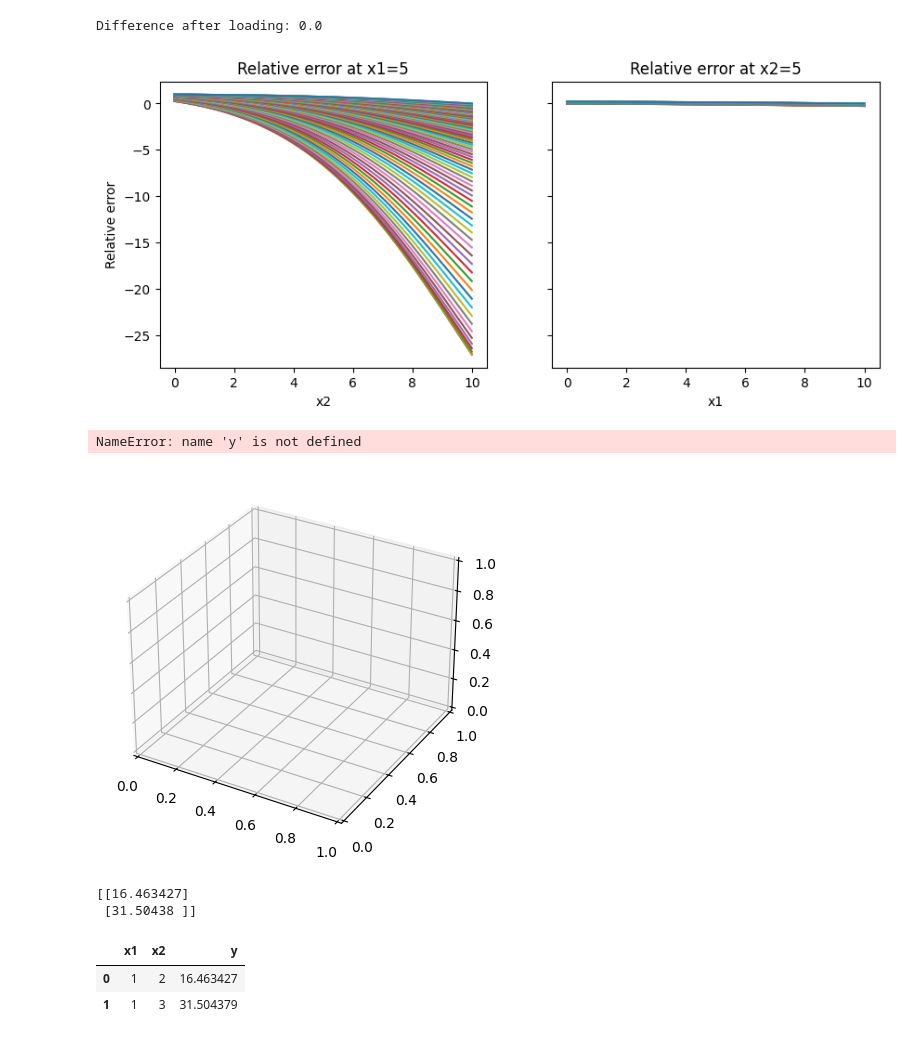
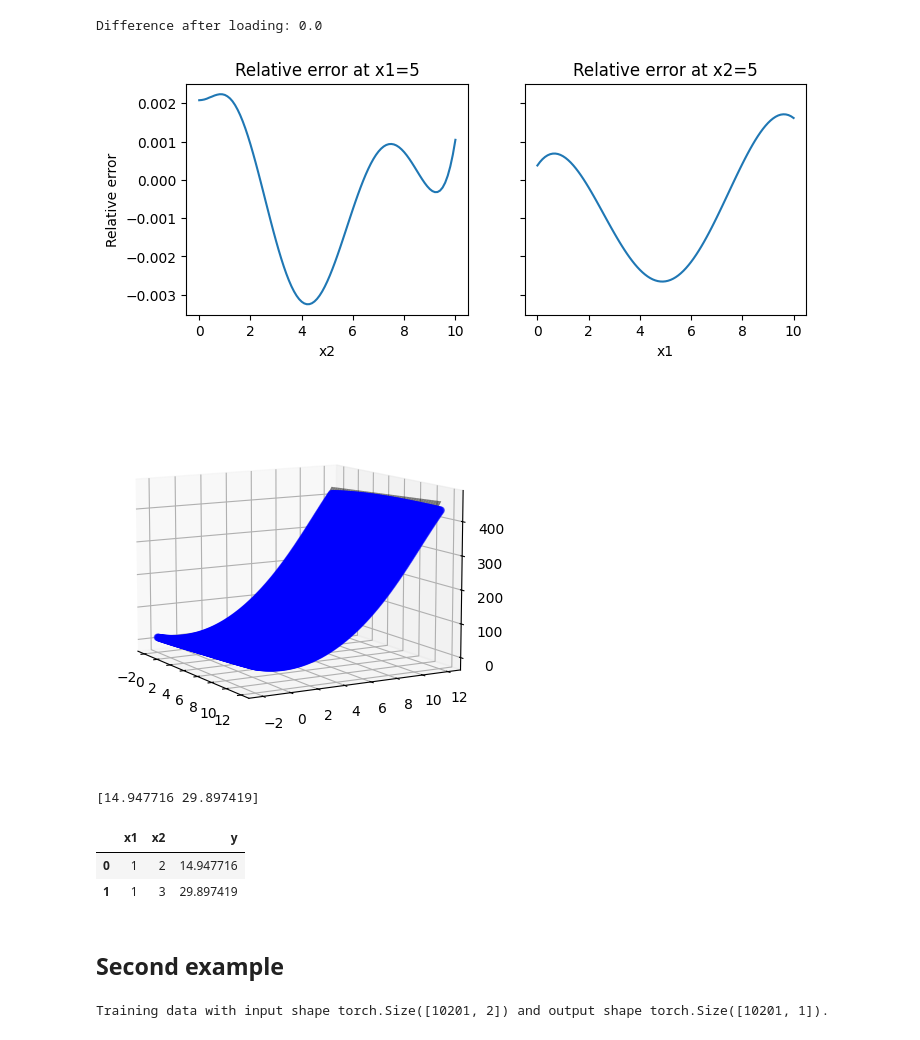
Before and after one commit to zierenberg/nnapprox, a Jupyter notebook: notebooks/example_pytorch.ipynb, the cells around one changed output. Drawn from its saved outputs; the diff is of its cells as text; code cells hidden in the pictures.

```diff
--- a/notebooks/example_pytorch.ipynb
+++ b/notebooks/example_pytorch.ipynb
@@ -52,12 +45,13 @@ func = nna.create_approximator(backend="pytorch",
                                input=['x1', 'x2'],
                                output=['y'],
                                hidden_dims=[60, 60],
-                               verbose=True
+                               verbose=True,
                                )
 
 # specify a map from input to NN (inverse not needed)
-# func.set_transform('x2', forward = lambda x: np.sqrt(x), inverse = lambda x: x**2)
-func.fit(data, epochs=3000, device=device, l1r=1e-3, amsgrad=True)
+# if we have a guess on the function, we can help the NN by transforming the inputs accordingly
+func.set_transform('x2', forward = lambda x: x**2, inverse = lambda x: np.sqrt(x))
+func.fit(data, epochs=10_000, device=device, l1r=1e-3, amsgrad=True)
 # %% [output]
 Training data with input shape torch.Size([10201, 2]) and output shape torch.Size([10201, 1]).
 Training complete; left training mode for faster evaluation! To re-enter training mode call `func.model.train(True)`.
@@ -152,40 +141,37 @@ print("Difference after loading:", np.max(np.abs(pred_1 - pred_2)))
 Difference after loading: 0.0
 # %%
 # plot relative error
-fig,axs = plt.subplots(1,2, figsize=(10,4), sharey=True)
+fig,axs = plt.subplots(1,2, figsize=(8,3), sharey=True)
 # slice at x1=5
-data0 = data[data['x1']==5]
-axs[0].plot(data0['x2'].values, (data0['y'].values-func(np.ones(len(data0))*5, data0['x2']))/data0['y'].values, label='data')
-# axs[0].plot(data0['x2'], (data0['y']-func(np.ones(len(data0))*5, data0['x2']))/data0['y'], label='data')
-# slice at x2=5
-data0 = data[data['x2']==5]
-axs[1].plot(data0['x1'].values, (data0['y'].values-func(data0['x1'].values, np.ones(len(data0))*5))/data0['y'].values, label='data')
+data_slice = data[data['x1']==5]
+axs[0].plot(data_slice['x2'], (data_slice['y']-func(5, data_slice['x2']))/data_slice['y'], label='data')
+data_slice = data[data['x2']==5]
+axs[1].plot(data_slice['x1'], (data_slice['y']-func(data_slice['x1'], 5))/data_slice['y'], label='data')
 axs[0].set_title('Relative error at x1=5')
 axs[1].set_title('Relative error at x2=5')
 axs[0].set_xlabel('x2')
 axs[1].set_xlabel('x1')
 axs[0].set_ylabel('Relative error')
 plt.show()
 # %% [output]
-[figure, old version]
+[figure, new version]
 # %%
 # more general visualization
 x1,x2 = np.meshgrid(np.linspace(-2,12,141), np.linspace(-2,12,141))
 # plot 2D function
 fig = plt.figure()
 ax = fig.add_subplot(111, projection='3d')
-ax.plot_surface(x1, x2, y(x1,x2).reshape(141,141), color='k', alpha=0.5)
+ax.plot_surface(x1, x2, y_true(x1,x2).reshape(141,141), color='k', alpha=0.5)
 
 x1 = x1.flatten()
 x2 = x2.flatten()
 # plot 2D function approximation
-ax.scatter(x1, x2, func(x1,x2)[0], color='b', alpha=0.5)
+ax.scatter(x1, x2, func(x1,x2), color='b', alpha=0.5)
 
 # change perspective
 ax.view_init(10, -30)
 # %% [output]
-NameError: name 'y' is not defined
-[figure, old version]
+[figure, new version]
 # %%
 y = func(1,[2,3])
 print(y)
@@ -193,8 +179,9 @@ x_df = pd.DataFrame({'x1': [1,1], 'x2': [2,3]})
 y_df = func(x_df, return_dataframe=True)
 y_df
 # %% [output]
-[[16.463427]
- [31.50438 ]]
+[14.947716 29.897419]
 |  | x1 | x2 | y |
-| 0 | 1 | 2 | 16.463427 |
-| 1 | 1 | 3 | 31.504379 |
+| 0 | 1 | 2 | 14.947716 |
+| 1 | 1 | 3 | 29.897419 |
+# %% [markdown]
+## Second example
@@ -200,0 +194,10 @@ y_df
+# %%
+func = nna.create_approximator(backend="pytorch",
+                               input=['x1', 'x2'],
+                               output=['y'],
+                               hidden_dims=[60, 60],
+                               verbose=True,
+                               )
+func.fit(data, epochs=10_000, device=device, l1r=1e-3, amsgrad=True)
+# %% [output]
+Training data with input shape torch.Size([10201, 2]) and output shape torch.Size([10201, 1]).
```
Also changed, not shown: parts of 9 cells of this notebook, 12 other files.
